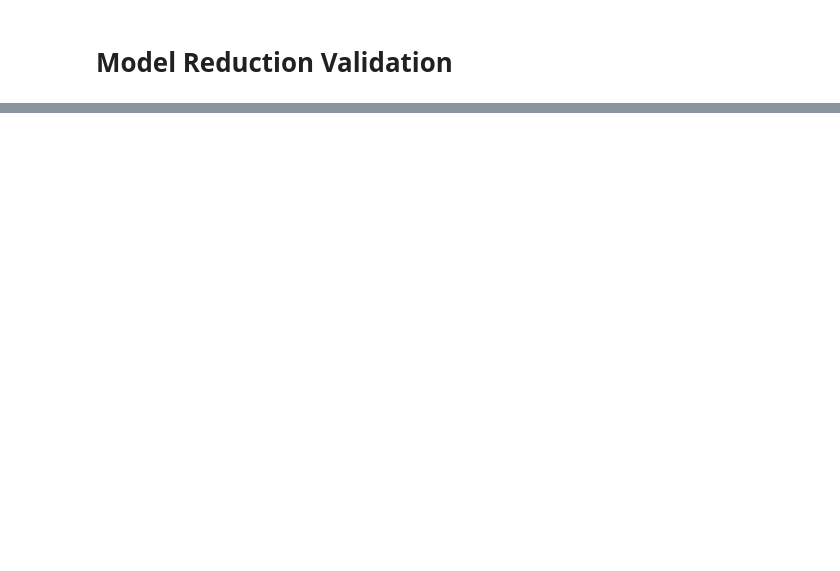
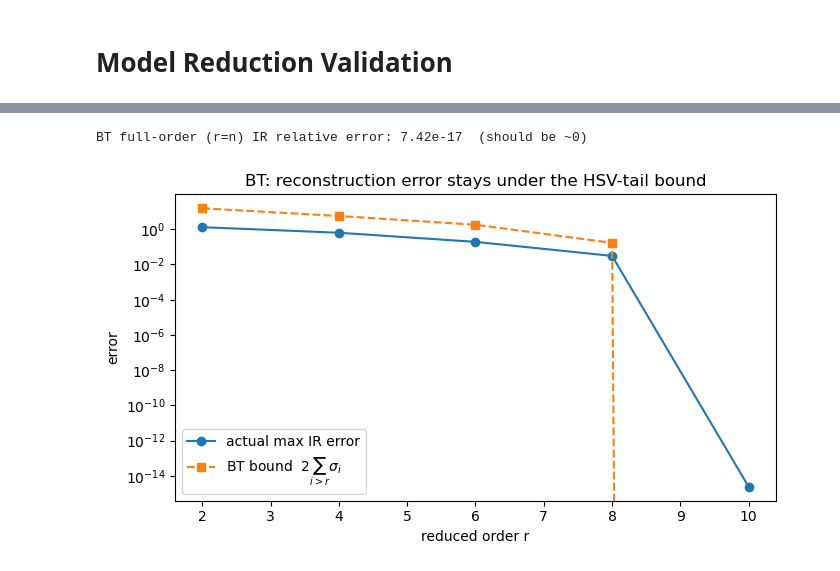
Before and after one commit to QFStudent/genesis-alpha, a Jupyter notebook: notebooks/model_reduction_validation.ipynb, the cells around one changed output, grey strips where cells are left out. Saved outputs shown, nothing was run; the diff lists cells and outputs as text; code cells hidden in the pictures; blank space fills up the shorter version.

```diff
--- a/notebooks/model_reduction_validation.ipynb
+++ b/notebooks/model_reduction_validation.ipynb
@@ -30,0 +97,23 @@ ImportError: cannot import name 'null_basis_realization' from 'ga.filters.tib' (
+# %%
+# exact at full order
+ir_full = bt_impulse_response(res_full, L)
+m_full = compare_impulse_responses(ir, ir_full, normalize=False)
+print(f"BT full-order (r=n) IR relative error: {m_full['relative_error']:.2e}  (should be ~0)")
+
+orders = list(range(2, n + 1, 2))
+err, bound = [], []
+for r in orders:
+    res = balanced_truncation(A, B, C, order=r)
+    ir_r = bt_impulse_response(res, L)
+    err.append(compare_impulse_responses(ir, ir_r, normalize=False)["max_error"])
+    bound.append(res.error_bound())            # 2 * sum of neglected HSV
+
+fig, ax = plt.subplots(figsize=(7, 4))
+ax.semilogy(orders, err, "o-", label="actual max IR error")
+ax.semilogy(orders, bound, "s--", label=r"BT bound  $2\sum_{i>r}\sigma_i$")
+ax.set_xlabel("reduced order r"); ax.set_ylabel("error"); ax.legend()
+ax.set_title("BT: reconstruction error stays under the HSV-tail bound")
+fig.tight_layout(); plt.show()
+# %% [output]
+BT full-order (r=n) IR relative error: 7.42e-17  (should be ~0)
+[figure, added]
```
Also changed, not shown: parts of 16 cells of this notebook.
